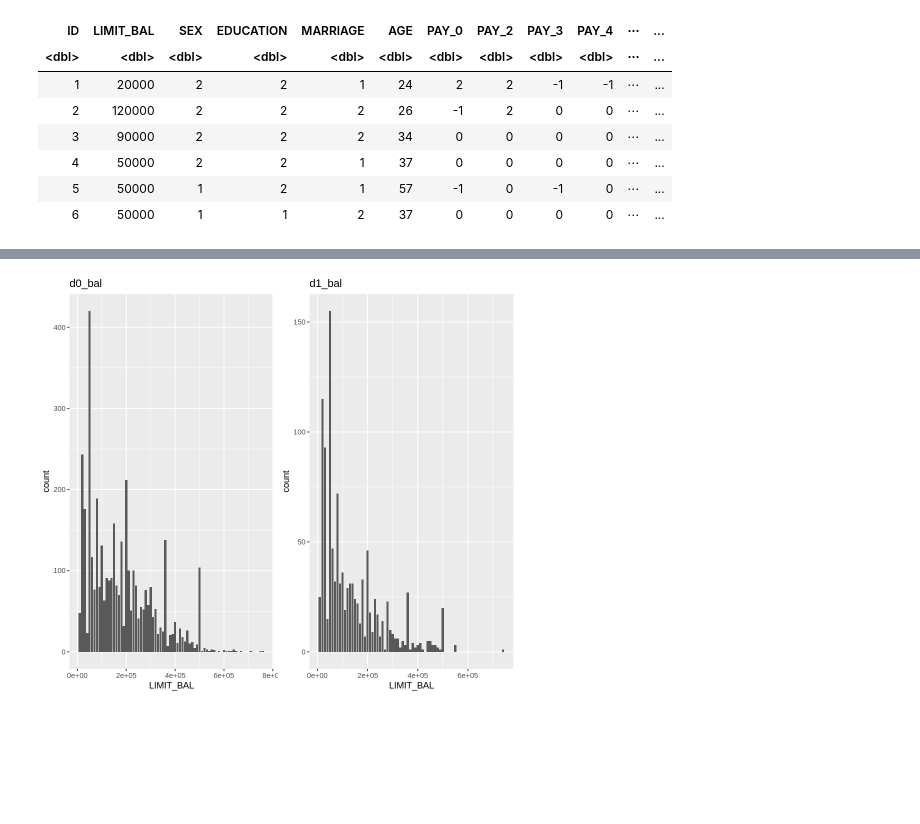
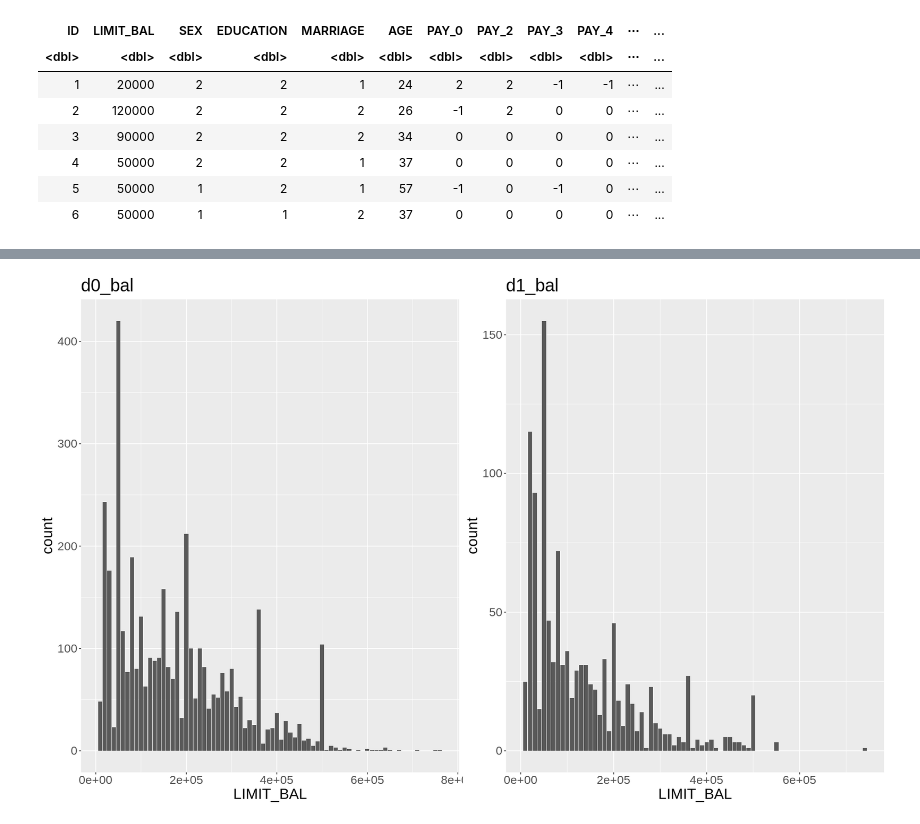
Before and after one commit to berkaytacar/Credit-Default-Predictor-Project, a Jupyter notebook: data_test.ipynb, the cells around one changed output, grey strips where cells are left out. Drawn from its saved outputs; the diff is of its cells as text; code cells hidden in the pictures; blank space fills up the shorter version.

```diff
--- a/data_test.ipynb
+++ b/data_test.ipynb
@@ -69,14 +130,19 @@ plot_grid(d0_ed, d1_ed)
 # %%
+options(repr.plot.width = 16, repr.plot.height = 10)
+
 d1_bal <- d1 %>%
 ggplot(aes(x=LIMIT_BAL)) +
 geom_bar() +
-ggtitle("d1_bal")
+ggtitle("d1_bal") +
+
+theme(text = element_text(size = 20))
 
 d0_bal <- d0 %>%
 ggplot(aes(x=LIMIT_BAL)) +
 geom_bar() +
-ggtitle("d0_bal")
+ggtitle("d0_bal") +
+theme(text = element_text(size = 20))
 
 plot_grid(d0_bal, d1_bal)
 # %% [output]
-[figure, old version]
+[figure, new version]
```
Also changed, not shown: parts of 15 cells of this notebook.
